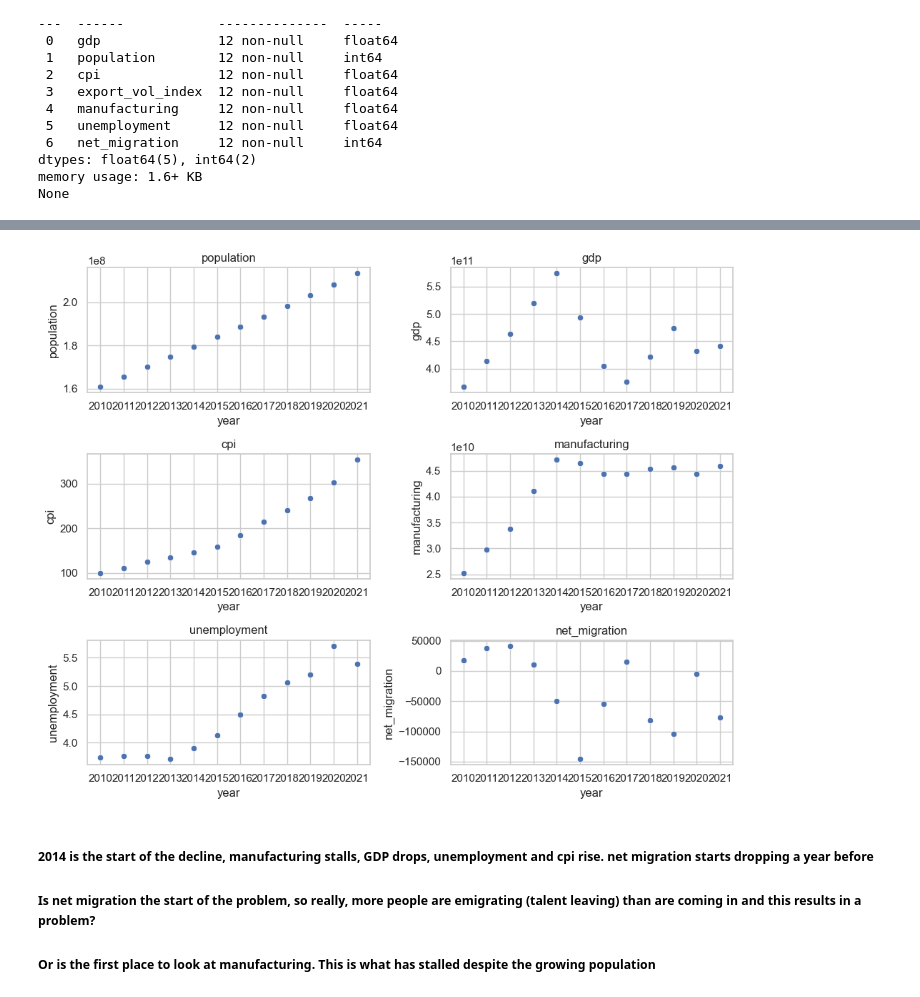
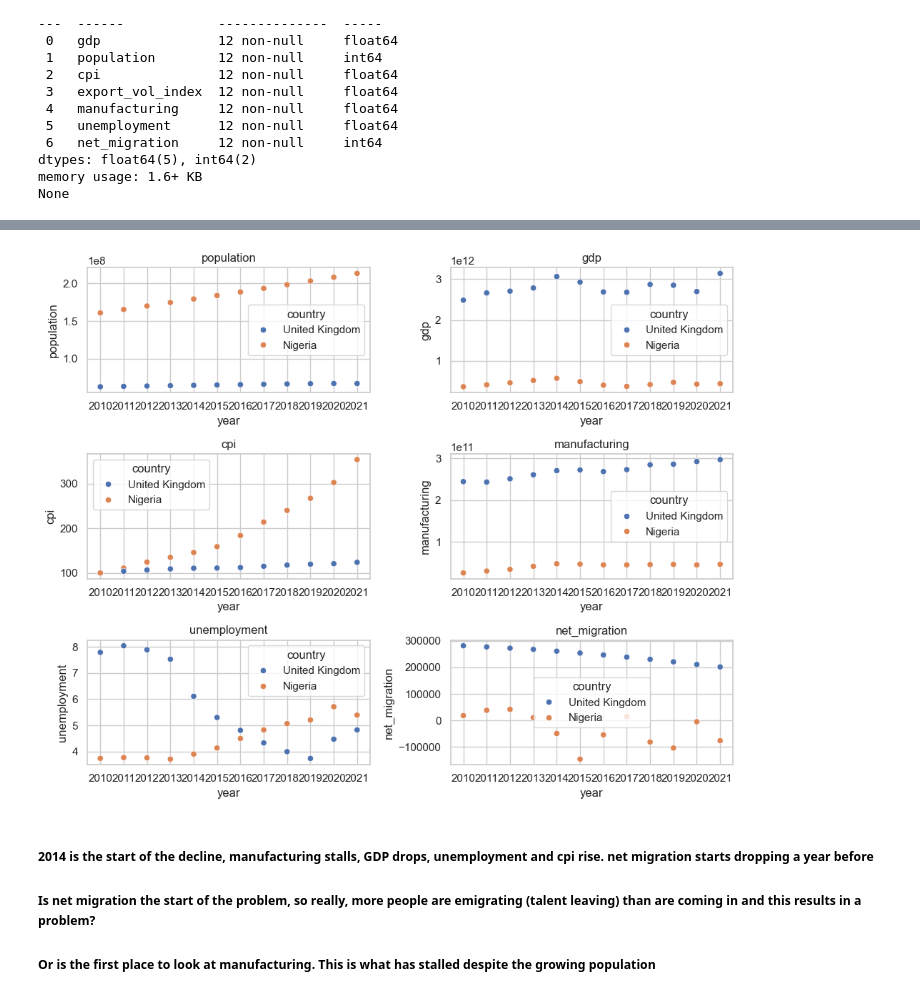
Before and after one commit to AngelitaDamola/exploration-journey, a Jupyter notebook: personal_project/explore_nigeria.ipynb, the cells around one changed output, grey strips where cells are left out. Drawn from its saved outputs; the diff is of its cells as text; code cells hidden in the pictures.

```diff
--- a/personal_project/explore_nigeria.ipynb
+++ b/personal_project/explore_nigeria.ipynb
@@ -25,7 +25,7 @@ from pandas_datareader import wb
 #### Can we see where Nigeria's population is going?
 # %%
 ind = ['NY.GDP.MKTP.CD', 'SP.POP.TOTL','FP.CPI.TOTL','TX.QTY.MRCH.XD.WD','NV.IND.MANF.KD','SL.UEM.TOTL.ZS','SM.POP.NETM']
-country = ['NGA']
+country = ['NGA','GBR']
 dat = wb.download(indicator=ind, country=country, start=2010, end=2024).dropna()
 dat.columns = ['gdp', 'population','cpi', 'export_vol_index', 'manufacturing','unemployment','net_migration']
 dat.head(5)
@@ -112,35 +117,35 @@ dat = dat.sort_values(by='year', ascending=True)
 # %%
 sns.set_theme(style="whitegrid") #setting the style
 f, ax = plt.subplots(3, 2, figsize=(10, 8)) #creating a figure with 6 (3X2) subplots
 
 #first row, first column
-sns.scatterplot(data=dat, x="year", y="population", ax=ax[0,0])
+sns.scatterplot(data=dat, x="year", y="population", hue='country', ax=ax[0,0])
 ax[0,0].set_title('population')
 
 #first row, second column
-sns.scatterplot(data=dat, x="year", y="gdp", ax=ax[0,1])
+sns.scatterplot(data=dat, x="year", y="gdp", hue='country', ax=ax[0,1])
 ax[0,1].set_title('gdp')
 
 #second row, first column
-sns.scatterplot(data=dat, x="year", y="cpi",  ax=ax[1,0])
+sns.scatterplot(data=dat, x="year", y="cpi", hue='country', ax=ax[1,0])
 ax[1,0].set_title('cpi')
 
 #second row, second column
-sns.scatterplot(data=dat, x="year", y="manufacturing",  ax=ax[1,1])
+sns.scatterplot(data=dat, x="year", y="manufacturing", hue='country', ax=ax[1,1])
 ax[1,1].set_title('manufacturing')
 
 #third row, first column
-sns.scatterplot(data=dat, x="year", y="unemployment", ax=ax[2,0])
+sns.scatterplot(data=dat, x="year", y="unemployment", hue='country', ax=ax[2,0])
 ax[2,0].set_title('unemployment')
 
 #third row, second column
-sns.scatterplot(data=dat, x="year", y="net_migration", ax=ax[2,1])
+sns.scatterplot(data=dat, x="year", y="net_migration", hue='country', ax=ax[2,1])
 ax[2,1].set_title('net_migration')
 
 plt.tight_layout()
 plt.show()
 # %% [output]
-[figure, old version]
+[figure, new version]
 # %% [markdown]
 ##### 2014 is the start of the decline, manufacturing stalls, GDP drops, unemployment and cpi rise. net migration starts dropping a year before
 ##### Is net migration the start of the problem, so really, more people are emigrating (talent leaving) than are coming in and this results in a problem?
```
Also changed, not shown: parts of 2 cells of this notebook.
